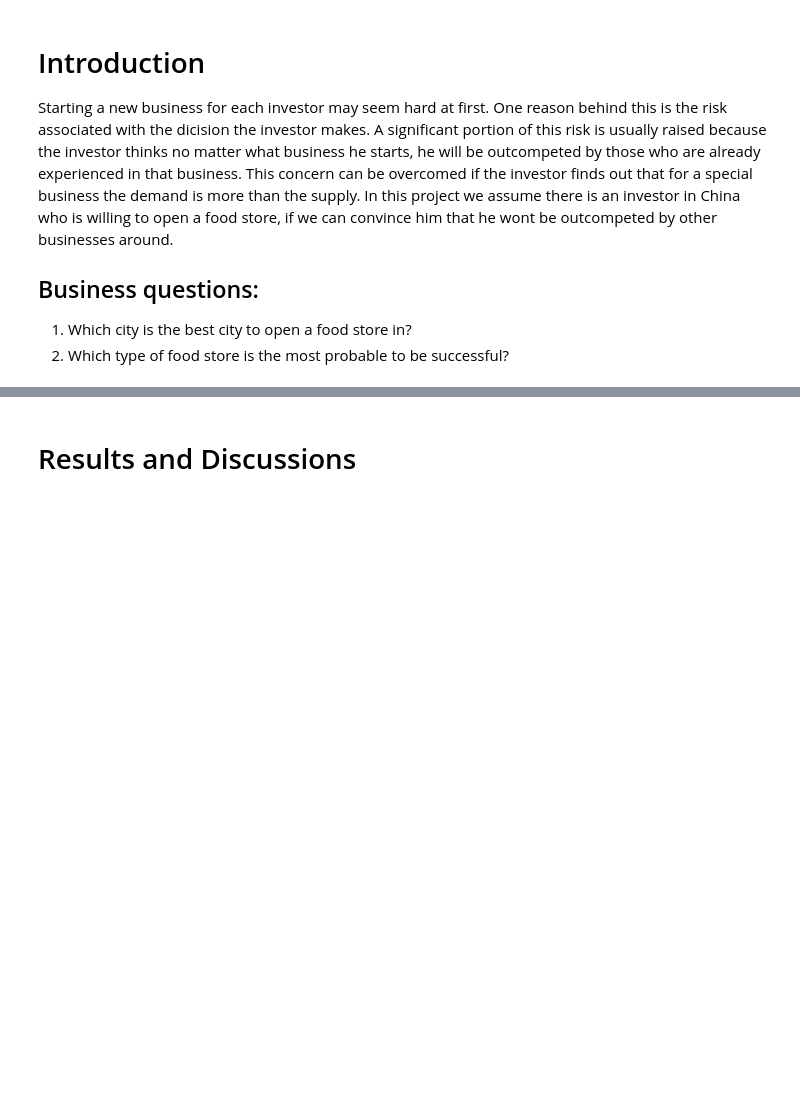
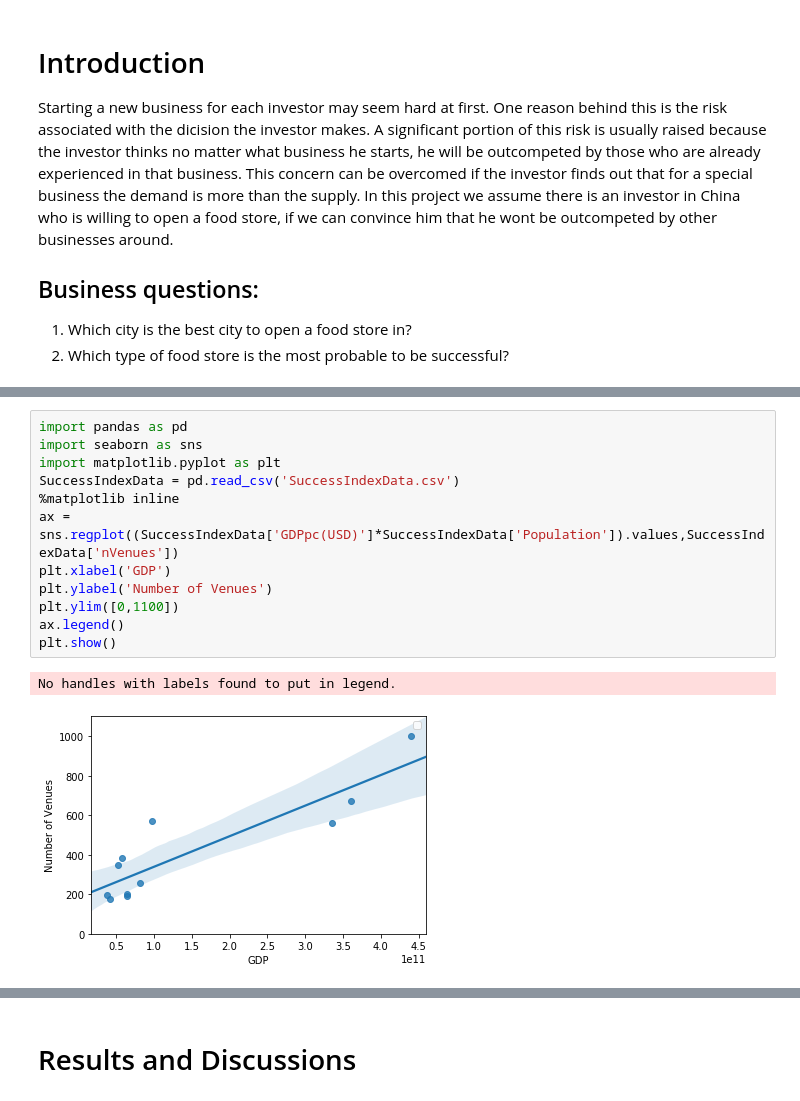
Before and after one commit to MoeinJahanbani/Coursera_Capstone, a Jupyter notebook: finalProject/Report.ipynb, the cells around one changed output, grey strips where cells are left out. Saved outputs shown, nothing was run; the diff lists cells and outputs as text; blank space fills up the shorter version.

```diff
--- a/finalProject/Report.ipynb
+++ b/finalProject/Report.ipynb
@@ -58 +70,16 @@
+# %%
+import pandas as pd
+import seaborn as sns
+import matplotlib.pyplot as plt
+SuccessIndexData = pd.read_csv('SuccessIndexData.csv')
+%matplotlib inline
+ax = sns.regplot((SuccessIndexData['GDPpc(USD)']*SuccessIndexData['Population']).values,SuccessIndexData['nVenues'])
+plt.xlabel('GDP')
+plt.ylabel('Number of Venues')
+plt.ylim([0,1100])
+ax.legend()
+plt.show()
+# %% [output]
+No handles with labels found to put in legend.
+[figure, added]
 # %% [markdown]
```
Also changed, not shown: parts of 9 cells of this notebook.
